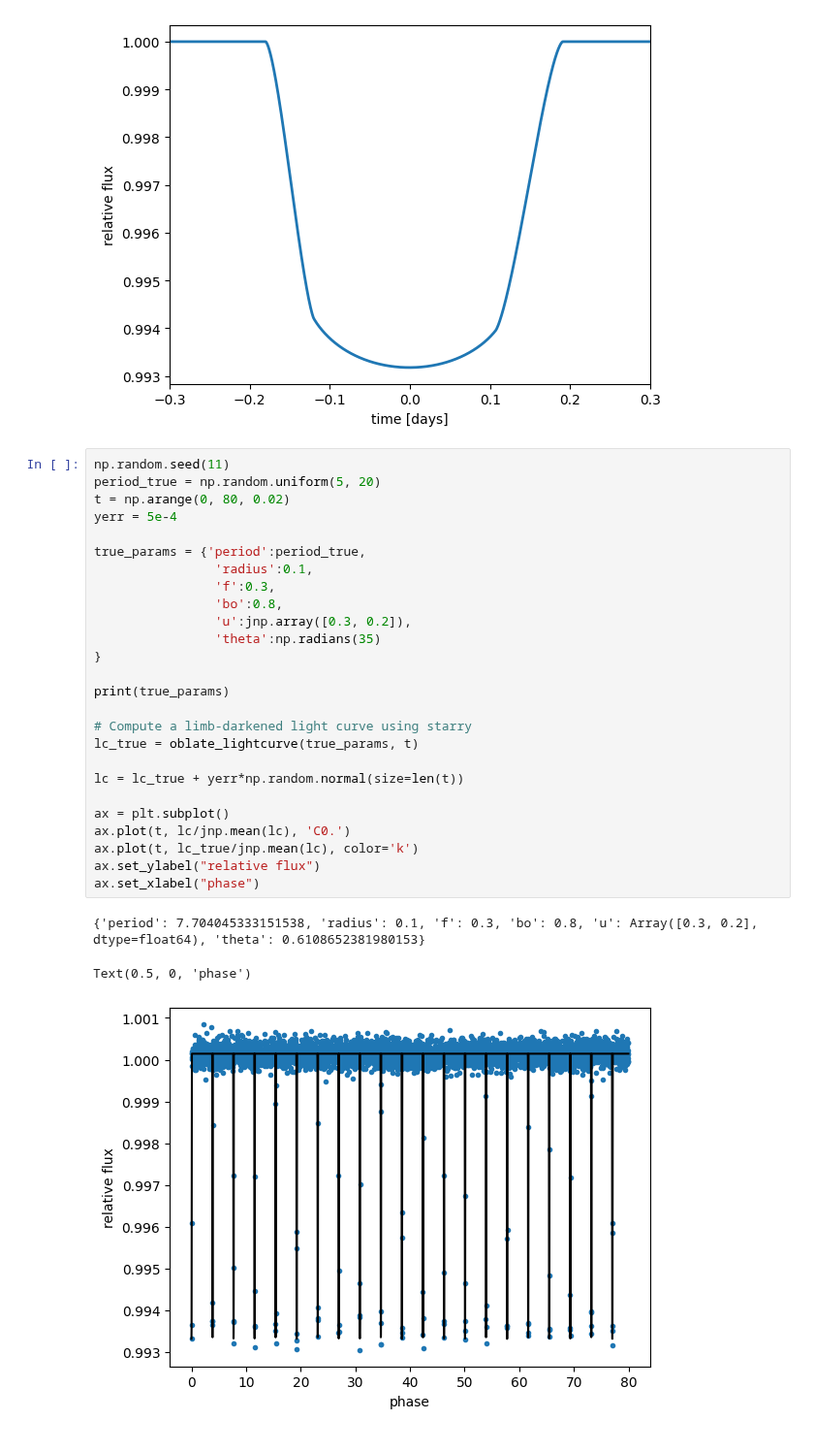
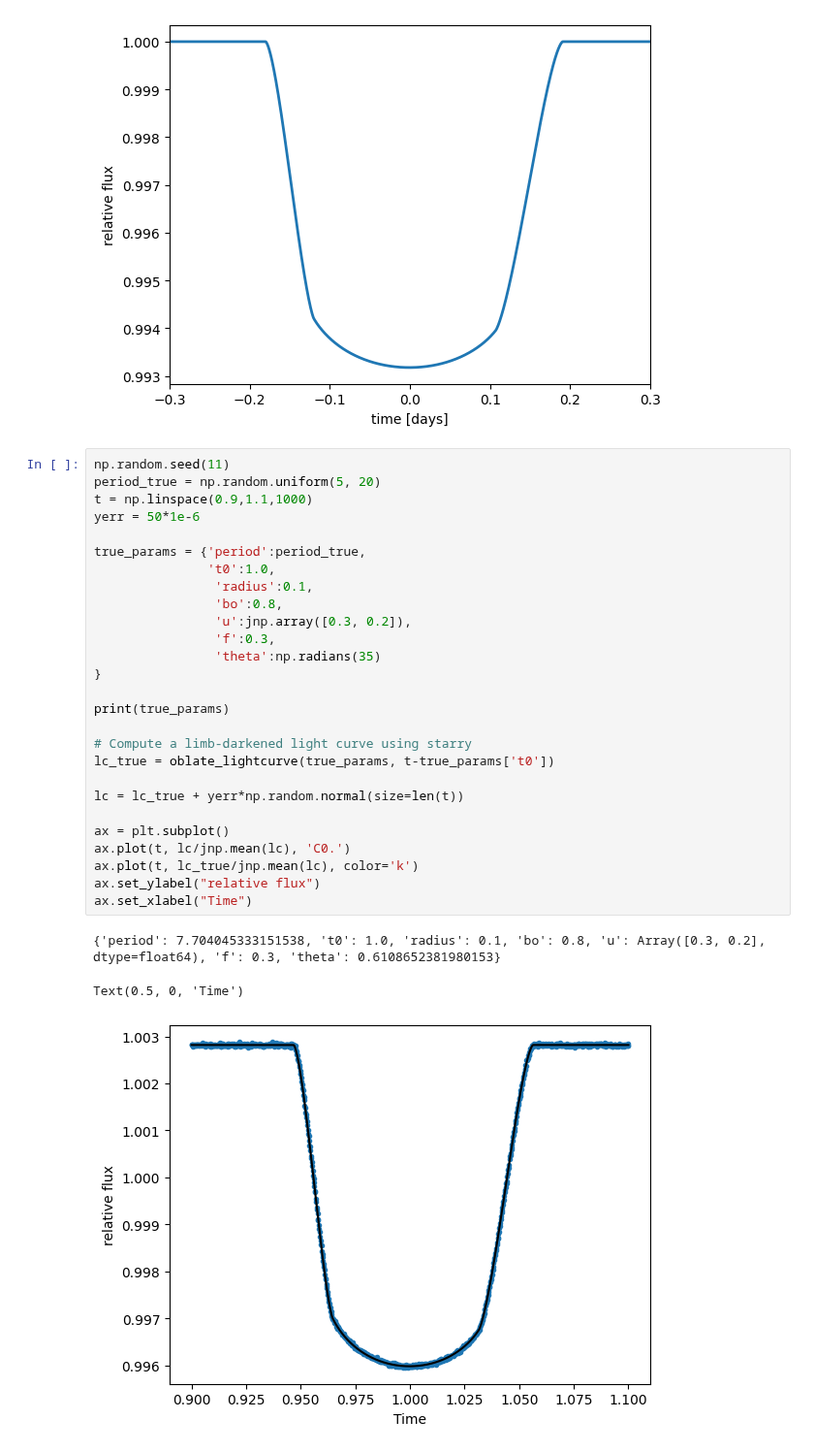
Before and after one commit to shishirdholakia/eclipsoid, a Jupyter notebook: notebooks/FittingOblatePlanet.ipynb, the cells around one changed output. Shown at 97% size. Saved outputs shown, nothing was run; the diff lists cells and outputs as text.

```diff
--- a/notebooks/FittingOblatePlanet.ipynb
+++ b/notebooks/FittingOblatePlanet.ipynb
@@ -47,30 +47,31 @@ _ = plt.xlim(t.min(), t.max())
 # %%
 np.random.seed(11)
 period_true = np.random.uniform(5, 20)
-t = np.arange(0, 80, 0.02)
-yerr = 5e-4
+t = np.linspace(0.9,1.1,1000)
+yerr = 50*1e-6
 
 true_params = {'period':period_true,
+               't0':1.0,
                 'radius':0.1,
-                'f':0.3,
                 'bo':0.8,
                 'u':jnp.array([0.3, 0.2]),
+                'f':0.3,
                 'theta':np.radians(35)
 }
 
 print(true_params)
 
 # Compute a limb-darkened light curve using starry
-lc_true = oblate_lightcurve(true_params, t)
+lc_true = oblate_lightcurve(true_params, t-true_params['t0'])
 
 lc = lc_true + yerr*np.random.normal(size=len(t))
 
 ax = plt.subplot()
 ax.plot(t, lc/jnp.mean(lc), 'C0.')
 ax.plot(t, lc_true/jnp.mean(lc), color='k')
 ax.set_ylabel("relative flux")
-ax.set_xlabel("phase")
+ax.set_xlabel("Time")
 # %% [output]
-{'period': 7.704045333151538, 'radius': 0.1, 'f': 0.3, 'bo': 0.8, 'u': Array([0.3, 0.2], dtype=float64), 'theta': 0.6108652381980153}
+{'period': 7.704045333151538, 't0': 1.0, 'radius': 0.1, 'bo': 0.8, 'u': Array([0.3, 0.2], dtype=float64), 'f': 0.3, 'theta': 0.6108652381980153}
-Text(0.5, 0, 'phase')
+Text(0.5, 0, 'Time')
-[figure, old version]
+[figure, new version]
```
Also changed, not shown: parts of 9 cells of this notebook.
